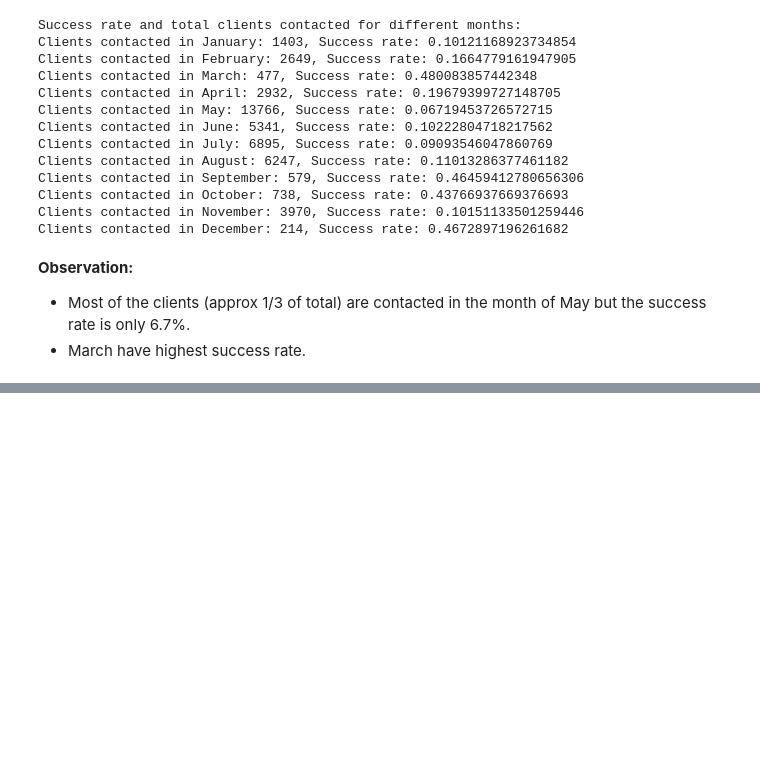
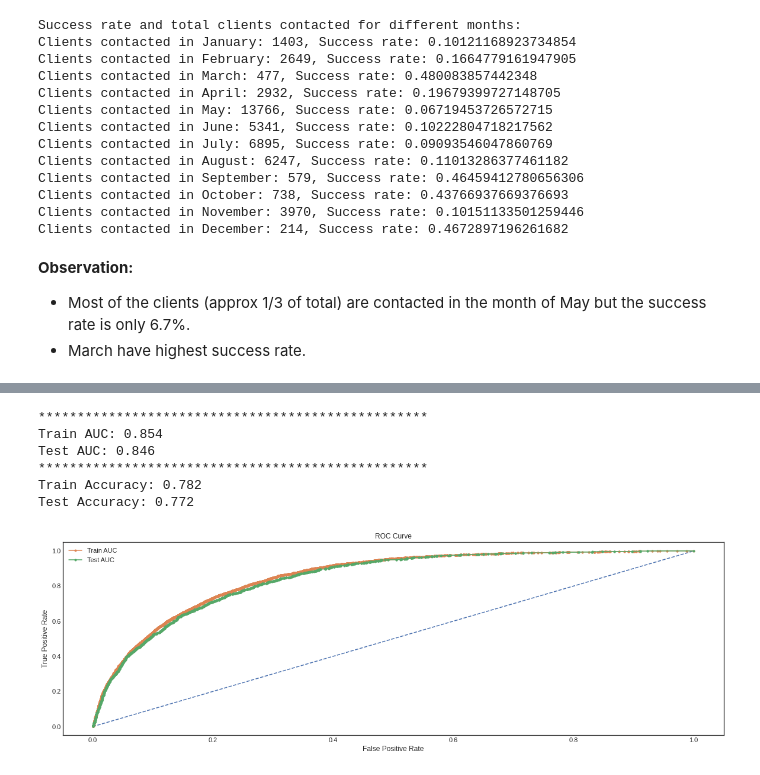
Before and after one commit to sagarrokad1/Bank-Marketing-Effectiveness-Prediction, a Jupyter notebook: Self_Notebook_of_Bank_Marketing_Effectiveness_Prediction_Capstone_Project.ipynb, the cells around one changed output, grey strips where cells are left out. Saved outputs shown, nothing was run; the diff lists cells and outputs as text; code cells hidden in the pictures; blank space fills up the shorter version.

```diff
--- a/Self_Notebook_of_Bank_Marketing_Effectiveness_Prediction_Capstone_Project.ipynb
+++ b/Self_Notebook_of_Bank_Marketing_Effectiveness_Prediction_Capstone_Project.ipynb
@@ -408,0 +486,2 @@ __Observation:__
+# %%
+data=data[['duration','contact','poutcome','month','housing','pdays','age','balance','day','marital','y']]
@@ -408,0 +494,11 @@ __Observation:__
+# %%
+y = data['y']
+x_train, x_test, y_train, y_test = train_test_split(data.drop(['y'], axis=1), y, test_size=0.20, random_state=42)
+# %%
+parameters = {'C':[(10**i)*x for i in range(-4, 1) for x in [1,3,5]]}
+
+model = LogisticRegression(class_weight='balanced')
+clf = RandomizedSearchCV(model, parameters, cv=5, scoring='roc_auc', return_train_score=True, n_jobs=-1,verbose=500000000)
+clf.fit(x_train, y_train)
+print('Best parameters:  {}'.format(clf.best_params_))
+print('Best score: {}'.format(clf.best_score_))
@@ -408,0 +523,51 @@ __Observation:__
+# %%
+# dictionary to store accuracy and roc score for each model
+score = {}
+# %%
+from sklearn.metrics import log_loss
+
+model = LogisticRegression(C=3, class_weight='balanced', n_jobs=-1)
+model.fit(x_train, y_train)
+y_probs_train = model.predict_proba(x_train)
+y_probs_test = model.predict_proba(x_test)
+y_predicted_train = model.predict(x_train)
+y_predicted_test = model.predict(x_test)
+
+# keep probabilities for the positive outcome only
+y_probs_train = y_probs_train[:, 1]
+y_probs_test = y_probs_test[:, 1]
+
+# calculate AUC and Accuracy
+train_auc = roc_auc_score(y_train, y_probs_train)
+test_auc = roc_auc_score(y_test, y_probs_test)
+train_acc = accuracy_score(y_train, y_predicted_train)
+test_acc = accuracy_score(y_test, y_predicted_test)
+print('*'*50)
+print('Train AUC: %.3f' % train_auc)
+print('Test AUC: %.3f' % test_auc)
+print('*'*50)
+print('Train Accuracy: %.3f' % train_acc)
+print('Test Accuracy: %.3f' % test_acc)
+
+score['Logistic Regression'] = [test_auc, test_acc]
+
+# calculate roc curve
+train_fpr, train_tpr, train_thresholds = roc_curve(y_train, y_probs_train)
+test_fpr, test_tpr, test_thresholds = roc_curve(y_test, y_probs_test)
+plt.plot([0, 1], [0, 1], linestyle='--')
+# plot the roc curve for the model
+plt.plot(train_fpr, train_tpr, marker='.', label='Train AUC')
+plt.plot(test_fpr, test_tpr, marker='.', label='Test AUC')
+plt.legend()
+plt.xlabel("False Positive Rate")
+plt.ylabel("True Positive Rate")
+plt.title("ROC Curve")
+plt.show()
+# %% [output]
+**************************************************
+Train AUC: 0.854
+Test AUC: 0.846
+**************************************************
+Train Accuracy: 0.782
+Test Accuracy: 0.772
+[figure, added]
```
Also changed, not shown: parts of 13 cells of this notebook.
